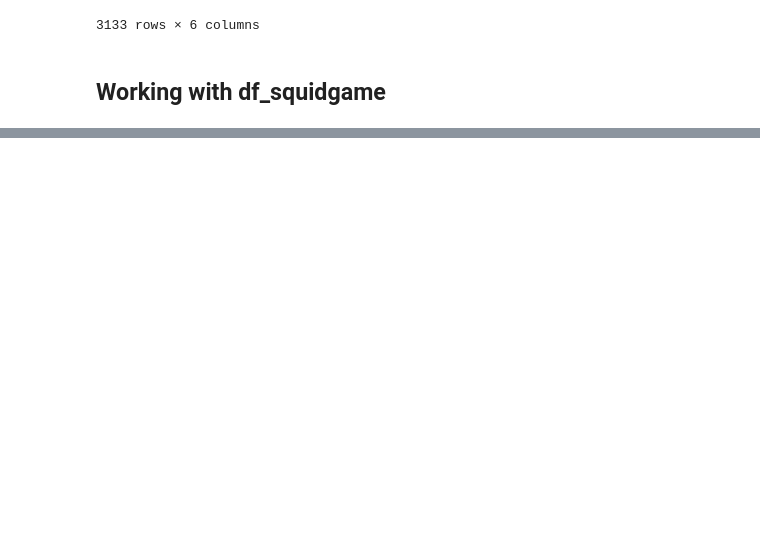
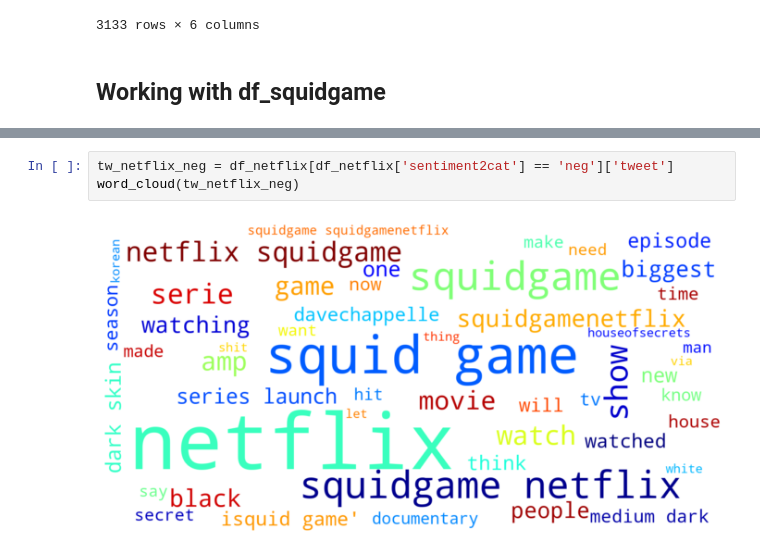
Before and after one commit to minhhienvo368/challenge-sentiment-analysis, a Jupyter notebook: notebooks/data_analysing.ipynb, the cells around one changed output, grey strips where cells are left out. Cells and saved outputs as stored; diff of their text form; blank space fills up the shorter version.

```diff
--- a/notebooks/data_analysing.ipynb
+++ b/notebooks/data_analysing.ipynb
@@ -44,0 +106,5 @@ df_maid
+# %%
+tw_netflix_neg = df_netflix[df_netflix['sentiment2cat'] == 'neg']['tweet']
+word_cloud(tw_netflix_neg)
+# %% [output]
+[figure, added]
```
Also changed, not shown: parts of 10 cells of this notebook, 19 other files.
